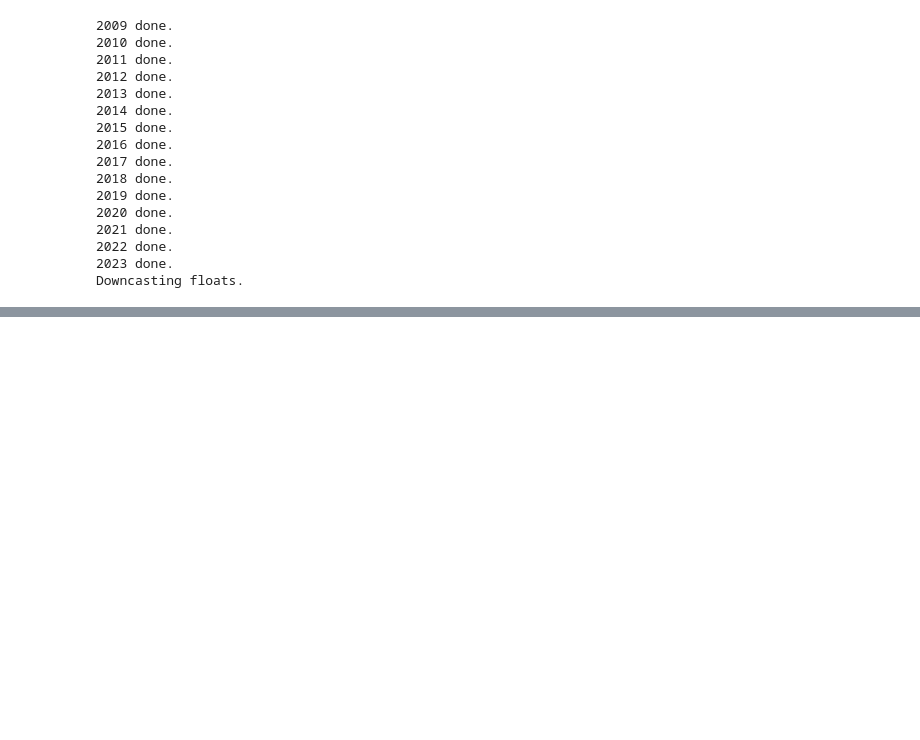
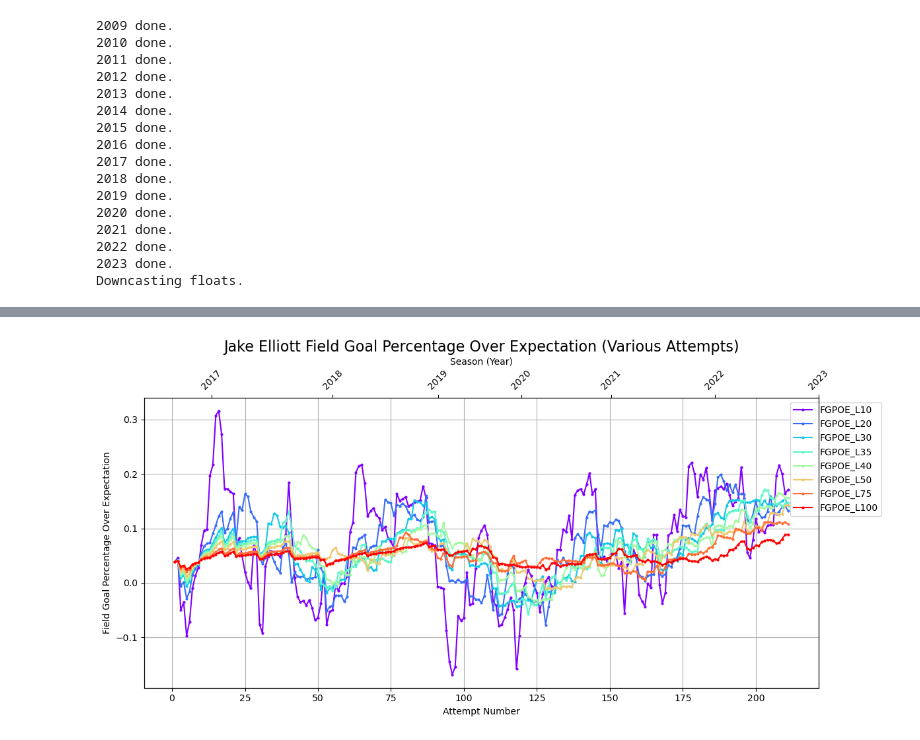
Before and after one commit to lneuendorf/fourth_down_app, a Jupyter notebook: notebooks/fg_proba.ipynb, the cells around one changed output, grey strips where cells are left out. Saved outputs shown, nothing was run; the diff lists cells and outputs as text; code cells hidden in the pictures; blank space fills up the shorter version.

```diff
--- a/notebooks/fg_proba.ipynb
+++ b/notebooks/fg_proba.ipynb
@@ -1181,0 +431,5 @@ df_fg.head()
+# %%
+# impute missing visibility data
+df_fg.loc[df_fg.visibility.isna(), "visibility"] = df_fg.loc[df_fg.visibility.isna()].merge(df_weather_conditions, how='left', on='weather_group', suffixes=('','_new')).set_index(df_fg.loc[df_fg.visibility.isna()].index).visibility_new
+# %%
+df_fg.drop(['weather_group'], axis=1, inplace=True)
@@ -1181,0 +638,14 @@ df_fg.head()
+# %%
+cols = ['game_id', 'play_id', 'fg_proba', 'fg_pct_over_expectation', 'FGPOE_L10', 'FGPOE_L20', 'FGPOE_L30',
+        'FGPOE_L35', 'FGPOE_L40', 'FGPOE_L50', 'FGPOE_L75', 'FGPOE_L100', 'career_fg_pct_over_expectation']
+
+if 'fg_proba' not in df_fg.columns:
+    df_fg = df_fg.merge(df_fg_2000[cols], on=['game_id', 'play_id'], how='left')
+
+print('L20:', round(df_fg.FGPOE_L20.isna().sum() / df_fg.shape[0]*100,2))
+print('L30:', round(df_fg.FGPOE_L30.isna().sum() / df_fg.shape[0]*100,2))
+print('L35:', round(df_fg.FGPOE_L35.isna().sum() / df_fg.shape[0]*100,2))
+print('L40:', round(df_fg.FGPOE_L40.isna().sum() / df_fg.shape[0]*100,2))
+print('L50:', round(df_fg.FGPOE_L50.isna().sum() / df_fg.shape[0]*100,2))
+print('L75:', round(df_fg.FGPOE_L75.isna().sum() / df_fg.shape[0]*100,2))
+print('L100:', round(df_fg.FGPOE_L100.isna().sum() / df_fg.shape[0]*100,2))
@@ -1181,0 +706,55 @@ df_fg.head()
+# %%
+import matplotlib.pyplot as plt
+import matplotlib.dates as mdates
+from matplotlib.ticker import MaxNLocator
+
+# Filter the DataFrame for player
+player = 'Jake Elliott'
+features = ['FGPOE_L10', 'FGPOE_L20', 'FGPOE_L30', 'FGPOE_L35', 'FGPOE_L40', 'FGPOE_L50', 'FGPOE_L75', 'FGPOE_L100']
+df_player = df_fg.query('player_name == @player')
+
+# Calculate attempt_number before dropping NaNs
+df_player['attempt_number'] = df_player.groupby('player_name').cumcount() + 1
+
+# Create a figure and axis
+fig, ax1 = plt.subplots(figsize=(12, 6))
+
+# Colors for each feature
+colors = plt.cm.rainbow(np.linspace(0, 1, len(features)))
+
+# Plot each feature over the number of attempts
+for feature, color in zip(features, colors):
+    df_player_feature = df_player.dropna(subset=[feature])
+    ax1.plot(df_player_feature['attempt_number'], df_player_feature[feature], marker='.', markersize=4, label=feature, color=color)
+
+# Set the title and labels for the primary x-axis (attempt number)
+ax1.set_title(f'{player} Field Goal Percentage Over Expectation (Various Attempts)', fontsize=16)
+ax1.set_xlabel('Attempt Number')
+ax1.set_ylabel('Field Goal Percentage Over Expectation')
+ax1.xaxis.set_major_locator(MaxNLocator(integer=True))
+
+# Create a secondary x-axis to show the season (year)
+ax2 = ax1.twiny()
+ax2.set_xlabel('Season (Year)')
+
+# Set the tick positions and labels for the secondary x-axis
+df_player_seasons = df_player.dropna(subset=['season'])
+season_labels = df_player_seasons.groupby('season').apply(lambda x: x['attempt_number'].median()).to_dict()
+season_positions = list(season_labels.values())
+season_years = list(season_labels.keys())
+
+ax2.set_xticks(season_positions)
+ax2.set_xticklabels(season_years, rotation=45)
+
+# Ensure the gridlines align with the primary x-axis
+ax2.grid(False)
+
+# Add legend
+ax1.legend(loc='upper right', bbox_to_anchor=(1.1, 1))
+
+# Adjust layout to make room for secondary x-axis labels
+plt.tight_layout()
+ax1.grid()
+plt.show()
+# %% [output]
+[figure, added]
```
Also changed, not shown: parts of 58 cells of this notebook, 8 other files.
